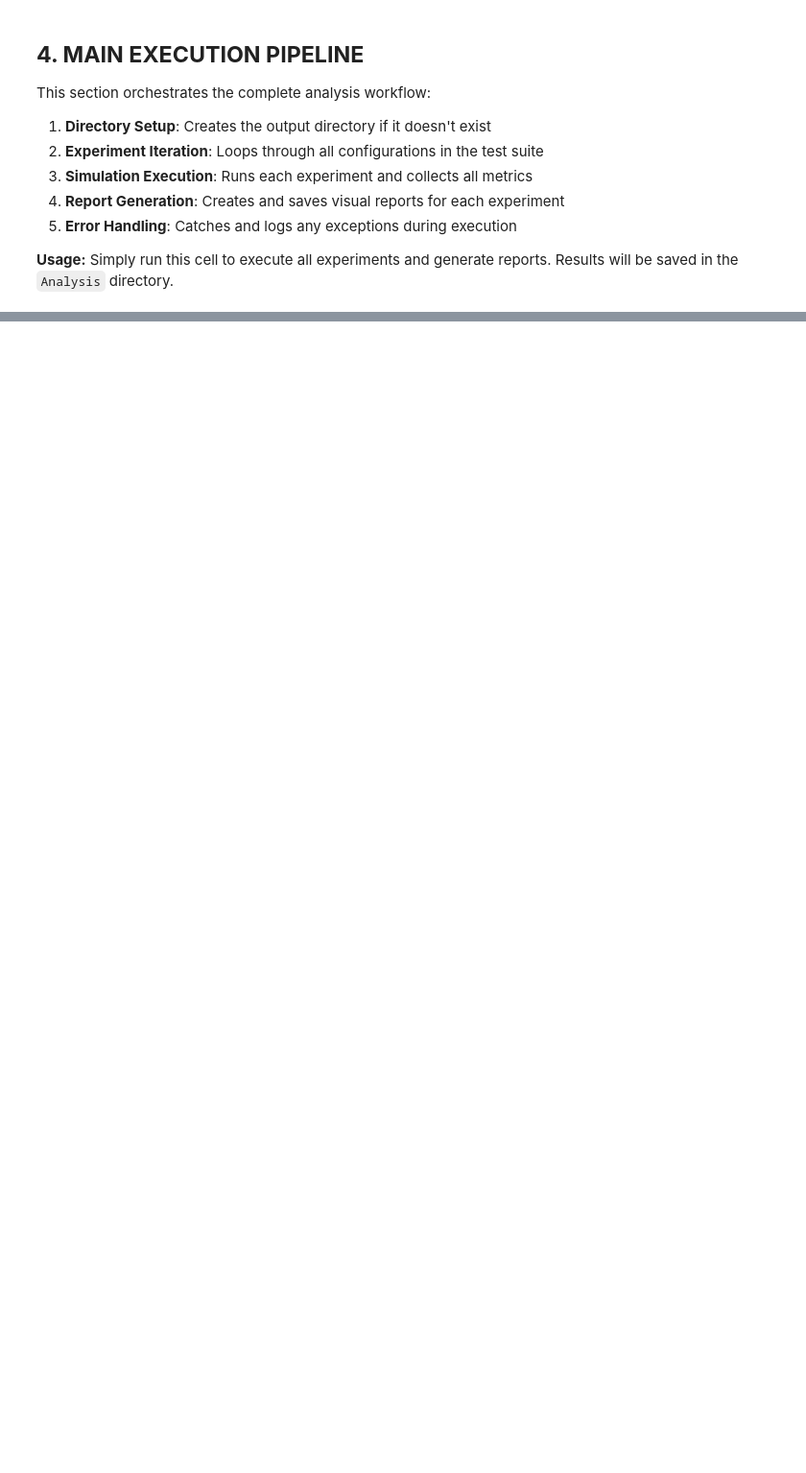
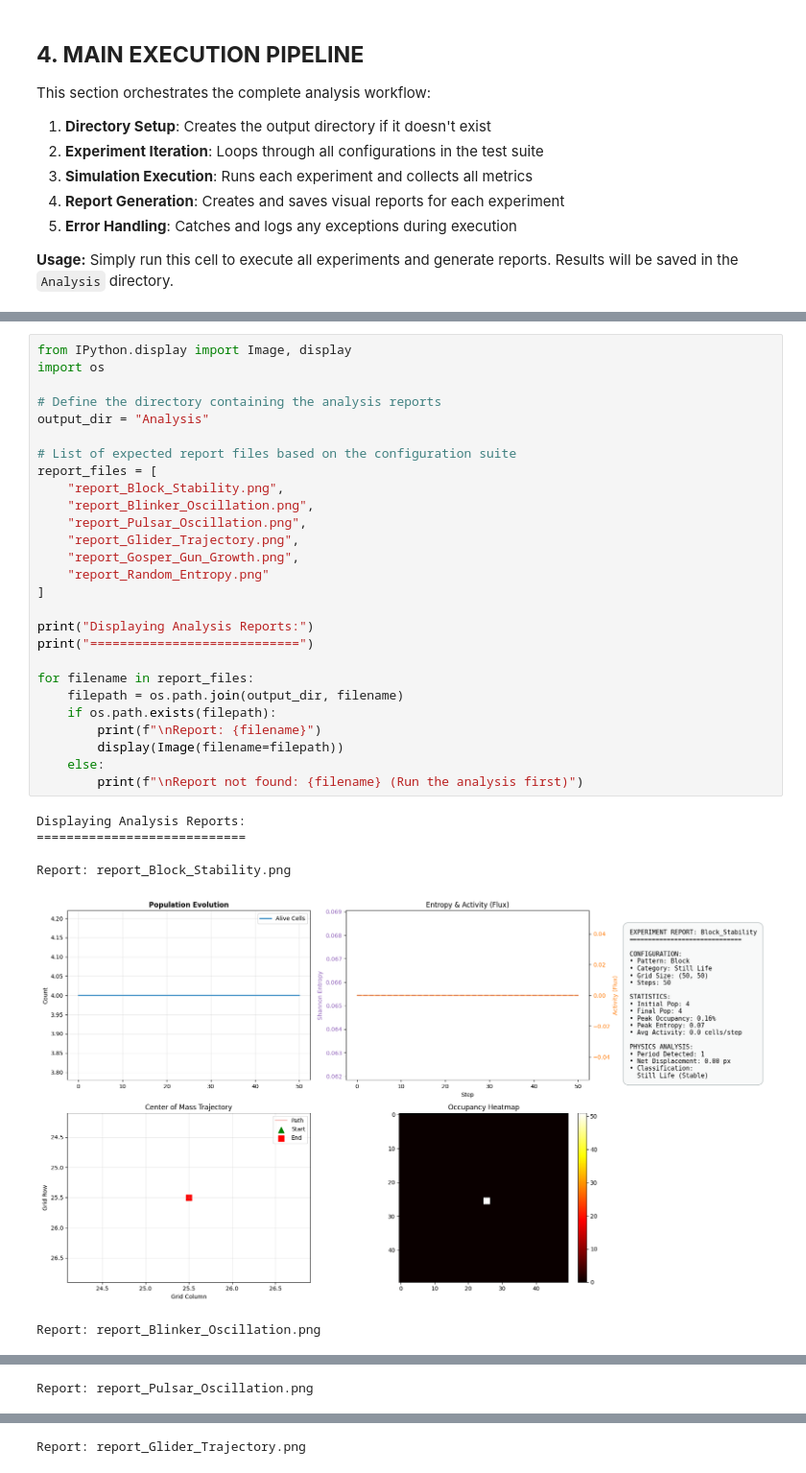
Before and after one commit to matteocalcagniphysics/LCP_projects_Y8_Group1, a Jupyter notebook: matteo.ipynb, the cells around one changed output, grey strips where cells are left out. Shown at 96% size. Cells and saved outputs as stored; diff of their text form; blank space fills up the shorter version.

```diff
--- a/matteo.ipynb
+++ b/matteo.ipynb
@@ -876,0 +885,34 @@ print("\nAll experiments completed. Check the 'Analysis' folder.")
+# %%
+from IPython.display import Image, display
+import os
+
+# Define the directory containing the analysis reports
+output_dir = "Analysis"
+
+# List of expected report files based on the configuration suite
+report_files = [
+    "report_Block_Stability.png",
+    "report_Blinker_Oscillation.png",
+    "report_Pulsar_Oscillation.png",
+    "report_Glider_Trajectory.png",
+    "report_Gosper_Gun_Growth.png",
+    "report_Random_Entropy.png"
+]
+
+print("Displaying Analysis Reports:")
+print("============================")
+
+for filename in report_files:
+    filepath = os.path.join(output_dir, filename)
+    if os.path.exists(filepath):
+        print(f"\nReport: {filename}")
+        display(Image(filename=filepath))
+    else:
+        print(f"\nReport not found: {filename} (Run the analysis first)")
+# %% [output]
+Displaying Analysis Reports:
+============================
+
+Report: report_Block_Stability.png
+[figure, added]
+Report: report_Blinker_Oscillation.png
@@ -876,0 +920 @@ print("\nAll experiments completed. Check the 'Analysis' folder.")
+Report: report_Pulsar_Oscillation.png
@@ -876,0 +922 @@ print("\nAll experiments completed. Check the 'Analysis' folder.")
+Report: report_Glider_Trajectory.png
```
Also changed, not shown: parts of 6 cells of this notebook, 3 other files.
